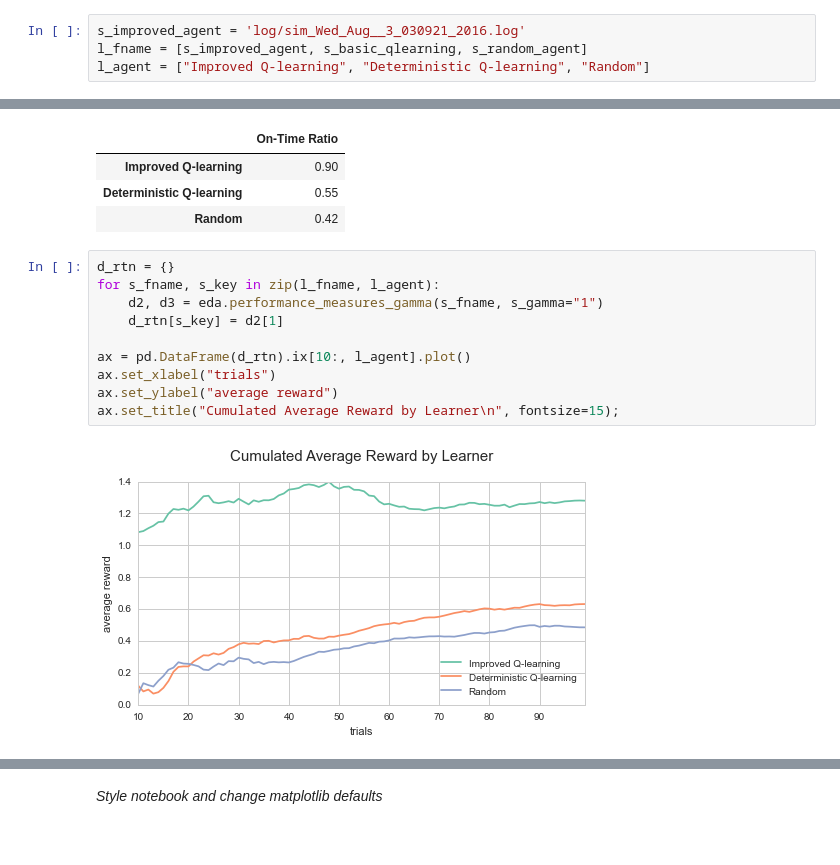
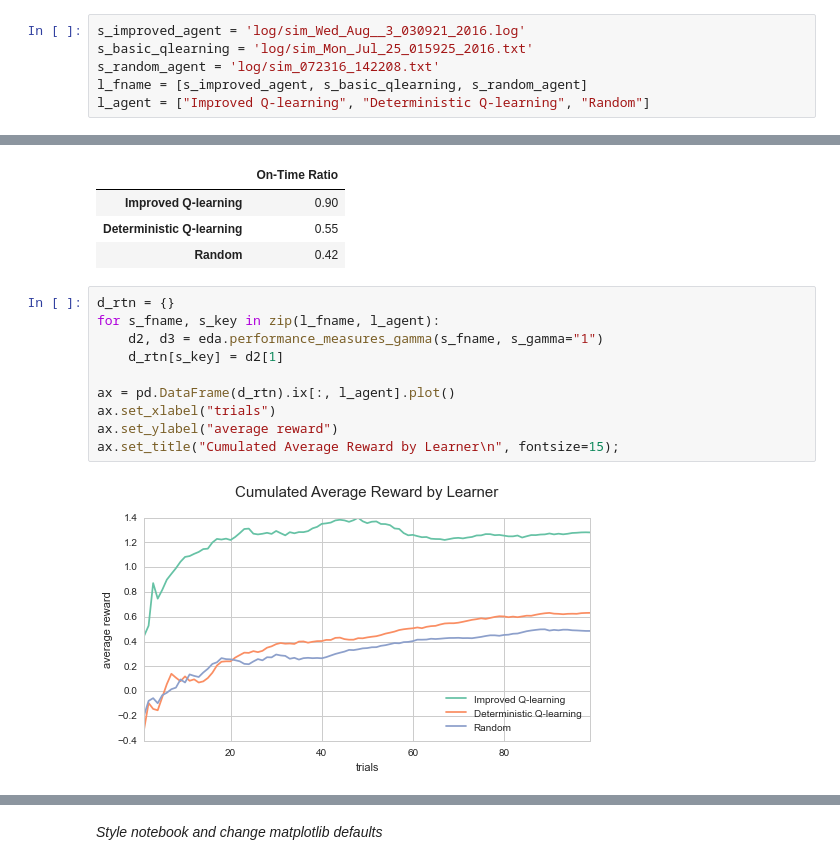
Before and after one commit to ucaiado/Smart_Cab, a Jupyter notebook: smart_cab.ipynb, the cells around one changed output, grey strips where cells are left out. Cells and saved outputs as stored; diff of their text form.

```diff
--- a/smart_cab.ipynb
+++ b/smart_cab.ipynb
@@ -465,5 +469,7 @@ Can you briefly provide some further justification here as to why each of these
 # %%
 s_improved_agent = 'log/sim_Wed_Aug__3_030921_2016.log'
+s_basic_qlearning = 'log/sim_Mon_Jul_25_015925_2016.txt'
+s_random_agent = 'log/sim_072316_142208.txt'
 l_fname = [s_improved_agent, s_basic_qlearning, s_random_agent]
 l_agent = ["Improved Q-learning", "Deterministic Q-learning", "Random"]
 # %%
@@ -483,12 +489,12 @@ df_rtn.ix[l_agent, :]
 # %%
 d_rtn = {}
 for s_fname, s_key in zip(l_fname, l_agent):
     d2, d3 = eda.performance_measures_gamma(s_fname, s_gamma="1")
     d_rtn[s_key] = d2[1]
 
-ax = pd.DataFrame(d_rtn).ix[10:, l_agent].plot()
+ax = pd.DataFrame(d_rtn).ix[:, l_agent].plot()
 ax.set_xlabel("trials")
 ax.set_ylabel("average reward")
 ax.set_title("Cumulated Average Reward by Learner\n", fontsize=15);
 # %% [output]
-[figure, old version]
+[figure, new version]
```
Also changed, not shown: parts of 8 cells of this notebook, 7 other files.
